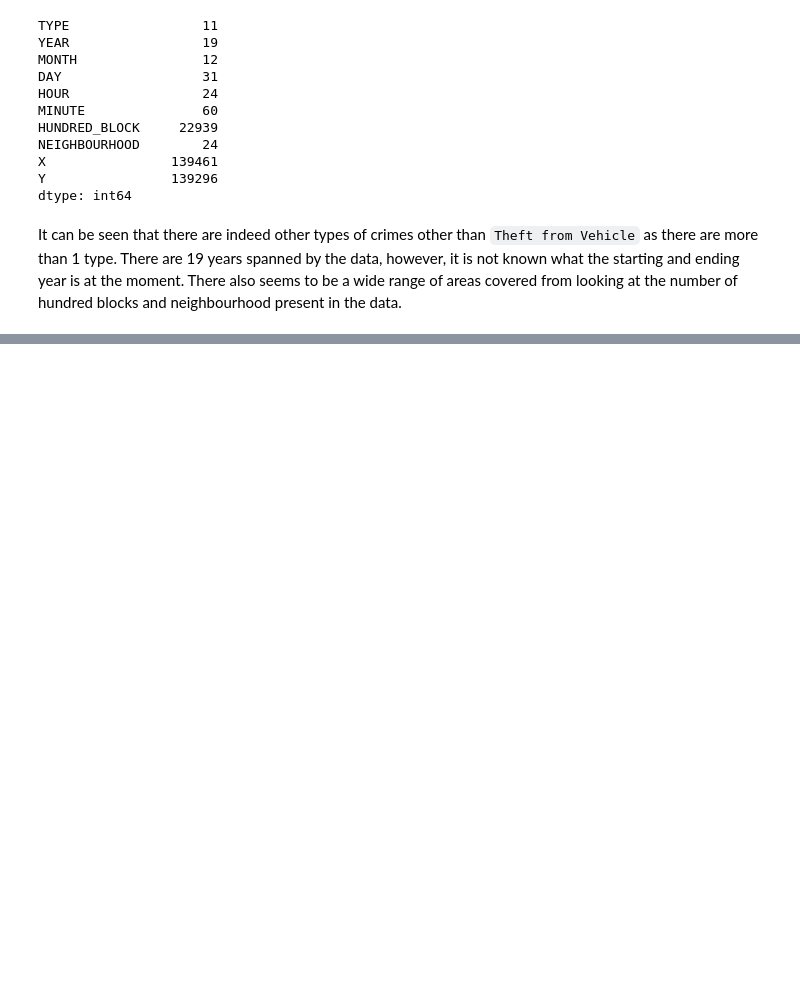
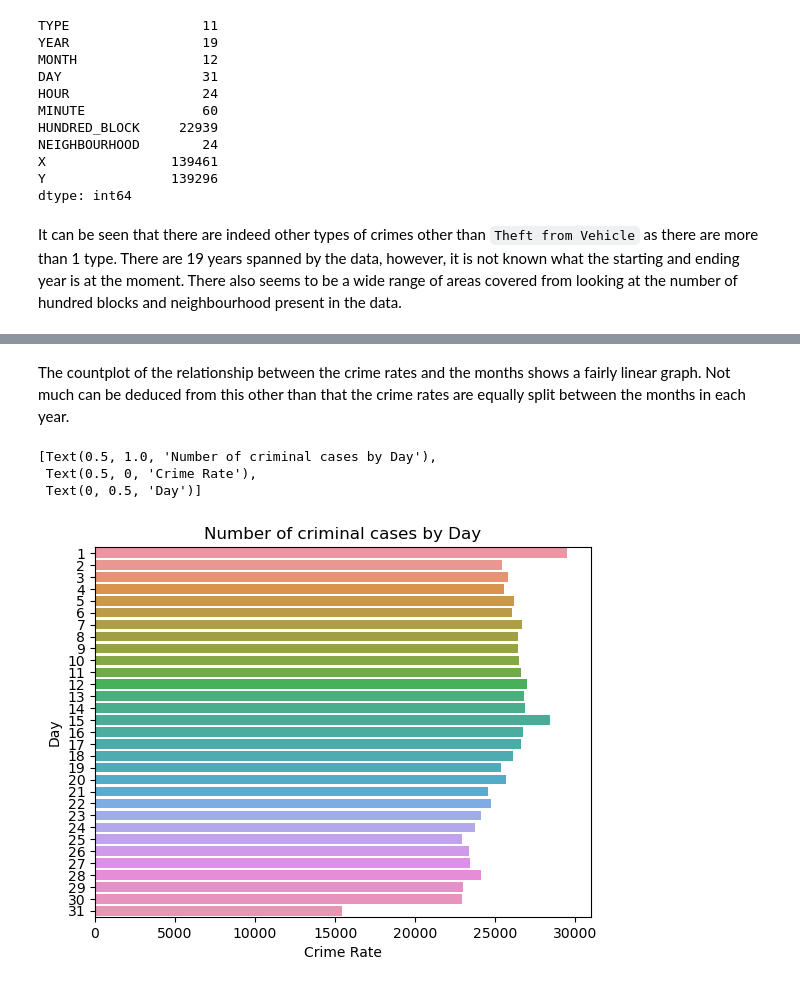
Before and after one commit to ubco-W2022T1-cosc301/project-group11, a Jupyter notebook: notebooks/analysis2.ipynb, the cells around one changed output, grey strips where cells are left out. Saved outputs shown, nothing was run; the diff lists cells and outputs as text; code cells hidden in the pictures; blank space fills up the shorter version.

```diff
--- a/notebooks/analysis2.ipynb
+++ b/notebooks/analysis2.ipynb
@@ -104,0 +236,10 @@ df.describe().apply(lambda s: s.apply(lambda x: format(x, 'f')))
+# %% [markdown]
+The countplot of the relationship between the crime rates and the months shows a fairly linear graph. Not much can be deduced from this other than that the crime rates are equally split between the months in each year.
+# %%
+#Create countplot
+sns.countplot(y = df_cleaned['DAY']).set(title = "Number of criminal cases by Day", xlabel = "Crime Rate", ylabel = "Day")
+# %% [output]
+[Text(0.5, 1.0, 'Number of criminal cases by Day'),
+ Text(0.5, 0, 'Crime Rate'),
+ Text(0, 0.5, 'Day')]
+[figure, added]
```
Also changed, not shown: parts of 29 cells of this notebook, 1 other file.
